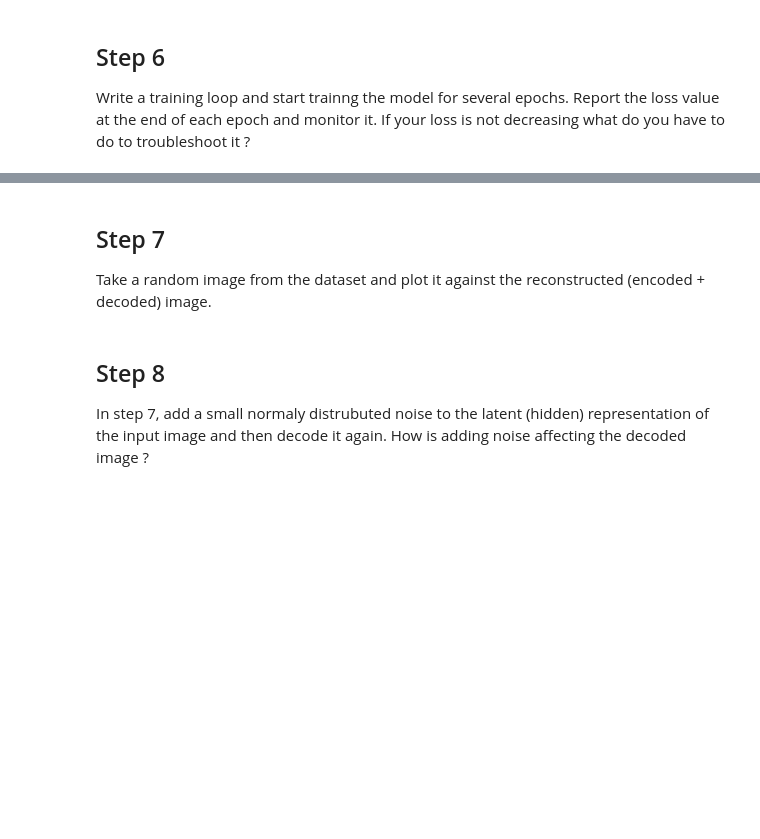
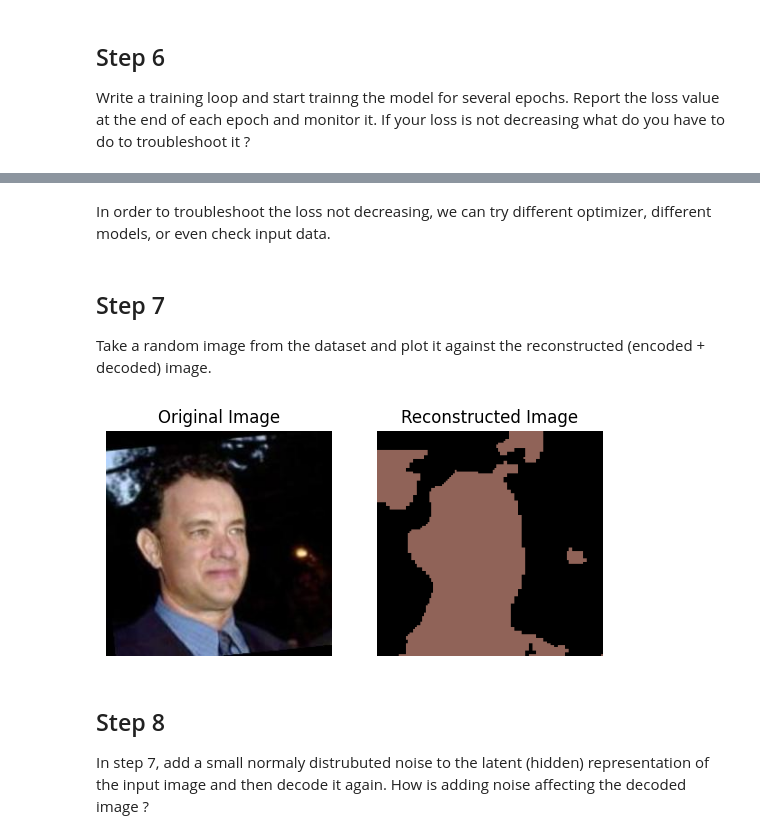
Before and after one commit to Toshou/Fall-23-APML-Public, a Jupyter notebook: Assignements/HW3/HW3.ipynb, the cells around one changed output, grey strips where cells are left out. Drawn from its saved outputs; the diff is of its cells as text; code cells hidden in the pictures; blank space fills up the shorter version.

```diff
--- a/Assignements/HW3/HW3.ipynb
+++ b/Assignements/HW3/HW3.ipynb
@@ -44,11 +44,9 @@ torch.Size([250, 250, 3])
 ## Step 2
 Each datapoint is an image. Get a sample of the data and print its dimensions and explain what each dimension means.
 # %%
-sample_image, _ = next(iter(dataloader))
-sample_image = sample_image[0].permute(1, 2, 0).numpy()
+for x,y in dataloader:
+    sample_image= x[0]
+    break
 
 print("Sample Image Shape:", sample_image.shape)
-
-plt.imshow(sample_image)
-plt.show()
 # %% [output]
@@ -246,37 +154,35 @@ Epoch 1/10, Loss: 0.013387954829863592
+# %% [markdown]
+In order to troubleshoot the loss  not decreasing, we can try different optimizer, different models, or even check input data.
 # %% [markdown]
 ##  Step 7
 
 Take a random image from the dataset and plot it against the reconstructed (encoded + decoded) image.
 # %%
-model = AE()
-
 model.eval()
 
+random_index = random.randint(0, len(dataloader.dataset) - 1)
+sample_image, _ = dataloader.dataset[random_index]
 
-for images, _ in dataloader:
-    original_image = images[0]
+sample_image = sample_image.unsqueeze(0)
 
-    with torch.no_grad():
-        reconstructed_image = model(original_image)
+reconstructed_image = model(sample_image)
 
+sample_image_np = sample_image.squeeze().permute(1, 2, 0).numpy()
+reconstructed_image_np = reconstructed_image.squeeze().permute(1, 2, 0).detach().numpy()
 
-    original_image = original_image.permute(1, 2, 0).numpy()
-    reconstructed_image = reconstructed_image[0].permute(1, 2, 0).numpy()
+plt.subplot(1, 2, 1)
+plt.title("Original Image")
+plt.imshow(sample_image_np)
+plt.axis('off')
 
-    plt.figure(figsize=(8, 4))
+plt.subplot(1, 2, 2)
+plt.title("Reconstructed Image")
+plt.imshow(reconstructed_image_np)
+plt.axis('off')
 
-    plt.subplot(1, 2, 1)
-    plt.title('Original Image')
-    plt.imshow(original_image)
-    plt.axis('off')
-
-    plt.subplot(1, 2, 2)
-    plt.title('Reconstructed Image')
-    plt.imshow(reconstructed_image)
-    plt.axis('off')
-
-    plt.show()
-    break
+plt.show()
+# %% [output]
+[figure, added]
 # %% [markdown]
 ##  Step 8
 
```
Also changed, not shown: parts of 12 cells of this notebook.
